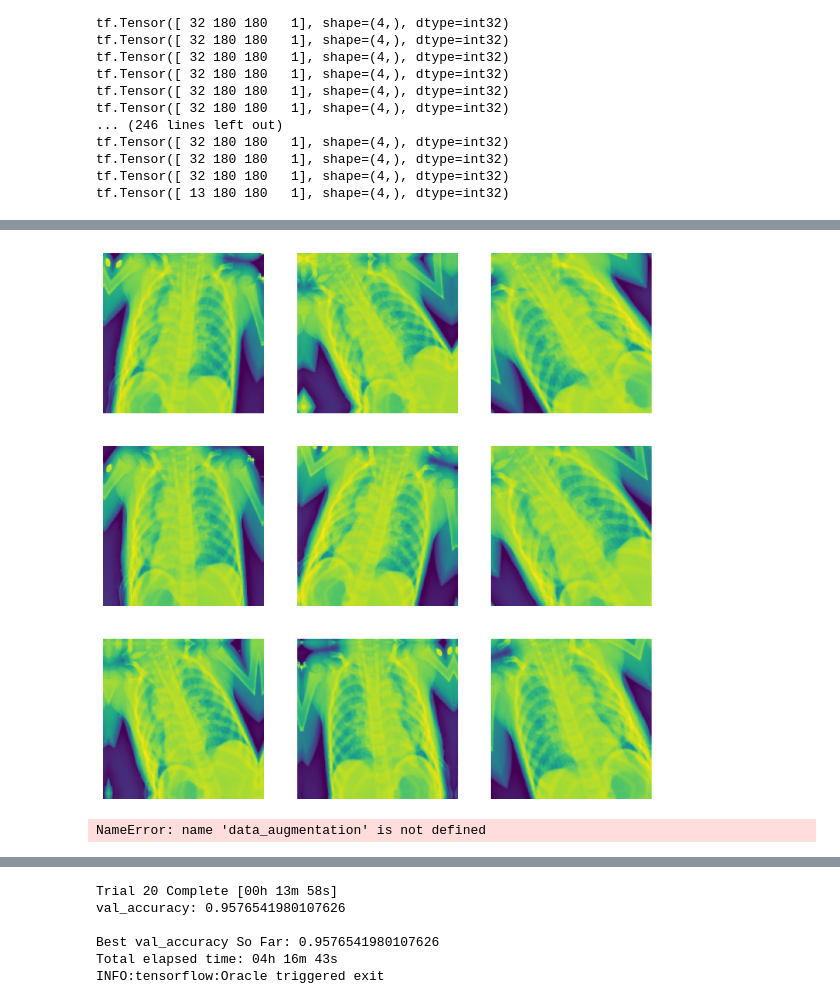
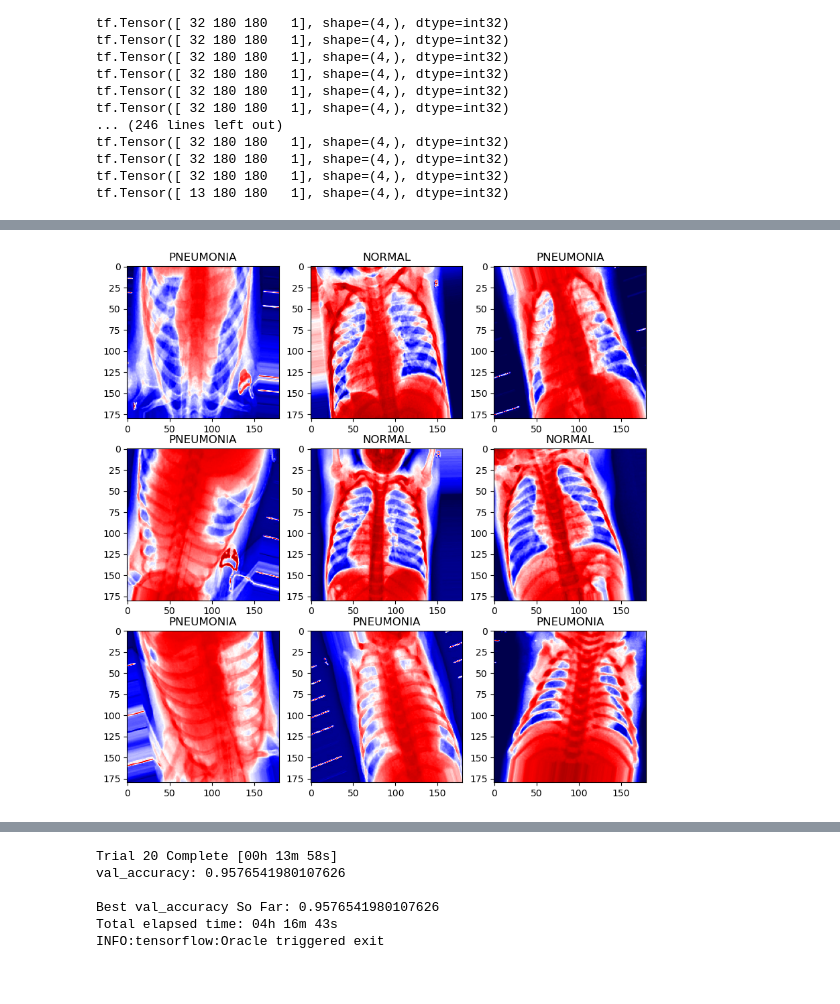
Before and after one commit to MelvinCERBA/RadiographyPneumoniaDetection, a Jupyter notebook: notebooks/tensorflow.ipynb, the cells around one changed output, grey strips where cells are left out. Drawn from its saved outputs; the diff is of its cells as text; code cells hidden in the pictures.

Commit message:
tensorflow updated + models
todo: markdown structure and some text

```diff
--- a/notebooks/tensorflow.ipynb
+++ b/notebooks/tensorflow.ipynb
@@ -168,7 +176,6 @@ plt.figure(figsize=(10,10))
 for images, labels in train_ds.take(1):
     for i in range(9):
         ax = plt.subplot(3, 3, i + 1)
-        plt.imshow(images[i].numpy().astype("uint8"), cmap="seismic") # cmap works only with grayscale
+        plt.imshow(images[i], cmap="seismic") # cmap works only with grayscale
         plt.title(class_names[labels[i]])
-        plt.axis("off")
 # %% [output]
@@ -420,16 +615,8 @@ INFO:tensorflow:Assets written to: ./tf_models/CNN\assets
 # %%
-data_augmentation = tf.keras.Sequential([
-    layers.RandomFlip("horizontal"),
-    layers.RandomRotation(0.1),
-    layers.RandomZoom(0.1)
-])
-
-# visualize
-plt.figure(figsize=(10, 10))
-for images, _ in train_ds.take(1):
-  for i in range(9):
-    augmented_images = data_augmentation(images)
-    ax = plt.subplot(3, 3, i + 1)
-    plt.imshow(augmented_images[0].numpy().astype("uint8"))
-    plt.axis("off")
+plt.figure(figsize=(10,10))
+for images, labels in train_aug_ds.take(1):
+    for i in range(9):
+        ax = plt.subplot(3, 3, i + 1)
+        plt.imshow(images[i], cmap="seismic") # cmap works only with grayscale
+        plt.title(class_names[labels[i]])
 # %% [output]
@@ -453,31 +623 @@ WARNING:tensorflow:Using a while_loop for converting ImageProjectiveTransformV3
-[figure, old version]
+[figure, new version]
-# %%
-from keras import Input
-
-model = tf.keras.Sequential([
-    Input(shape=(img_height, img_width, 1)),
-    data_augmentation,
-    layers.Rescaling(1./255),
-
-    layers.Conv2D(16, (3, 3), activation="relu"),
-    layers.MaxPooling2D((2, 2)),
-    layers.Conv2D(32, (3, 3), activation="relu"),
-    layers.MaxPooling2D((2, 2)),
-    layers.Conv2D(64, (3, 3), activation="relu"),
-    layers.MaxPooling2D((2, 2)),
-    layers.Dropout(0.2),
-
-    tf.keras.layers.Flatten(),
-    tf.keras.layers.Dense(128, activation="relu"),
-    layers.Dense(num_classes, activation="softmax"),
-])
-
-model.compile(
-    optimizer="adam",
-    loss=keras.losses.SparseCategoricalCrossentropy(from_logits=False),
-    metrics=['accuracy']
-)
-
-model.summary()
-# %% [output]
-NameError: name 'data_augmentation' is not defined
```
Also changed, not shown: parts of 82 cells of this notebook, 22 other files.
